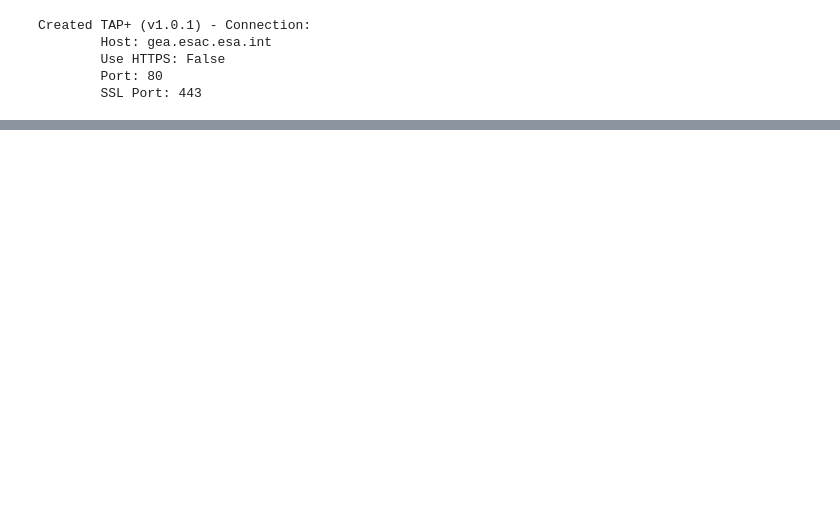
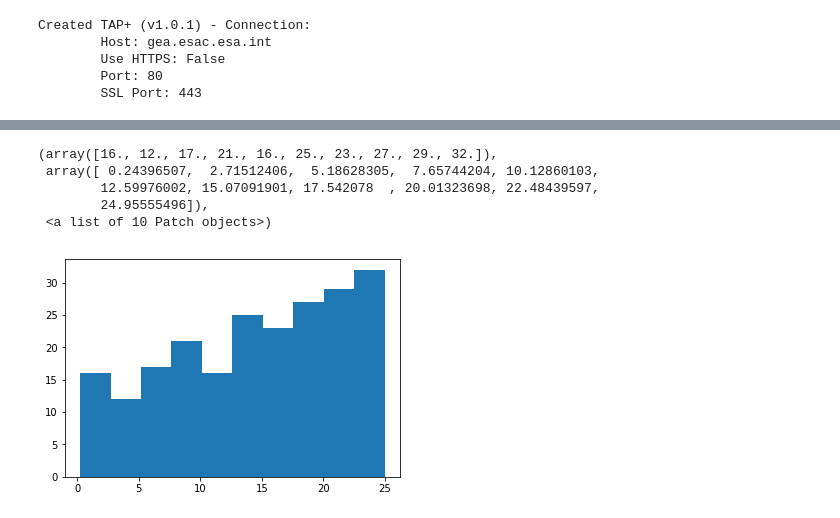
Before and after one commit to benmontet/stellar-facelifts, a Jupyter notebook: notebooks/gaia_pairs.ipynb, the cells around one changed output, grey strips where cells are left out. Cells and saved outputs as stored; diff of their text form; code cells hidden in the pictures; blank space fills up the shorter version.

```diff
--- a/notebooks/gaia_pairs.ipynb
+++ b/notebooks/gaia_pairs.ipynb
@@ -89,2 +92,11 @@ Table length=19
 # %%
 pairs.write('kepler_pairs.fits', overwrite=True)
+# %%
+plt.hist(pairs['chisq'])
+# %% [output]
+(array([16., 12., 17., 21., 16., 25., 23., 27., 29., 32.]),
+ array([ 0.24396507,  2.71512406,  5.18628305,  7.65744204, 10.12860103,
+        12.59976002, 15.07091901, 17.542078  , 20.01323698, 22.48439597,
+        24.95555496]),
+ <a list of 10 Patch objects>)
+[figure, added]
```
Also changed, not shown: parts of 4 cells of this notebook, 15 other files.
